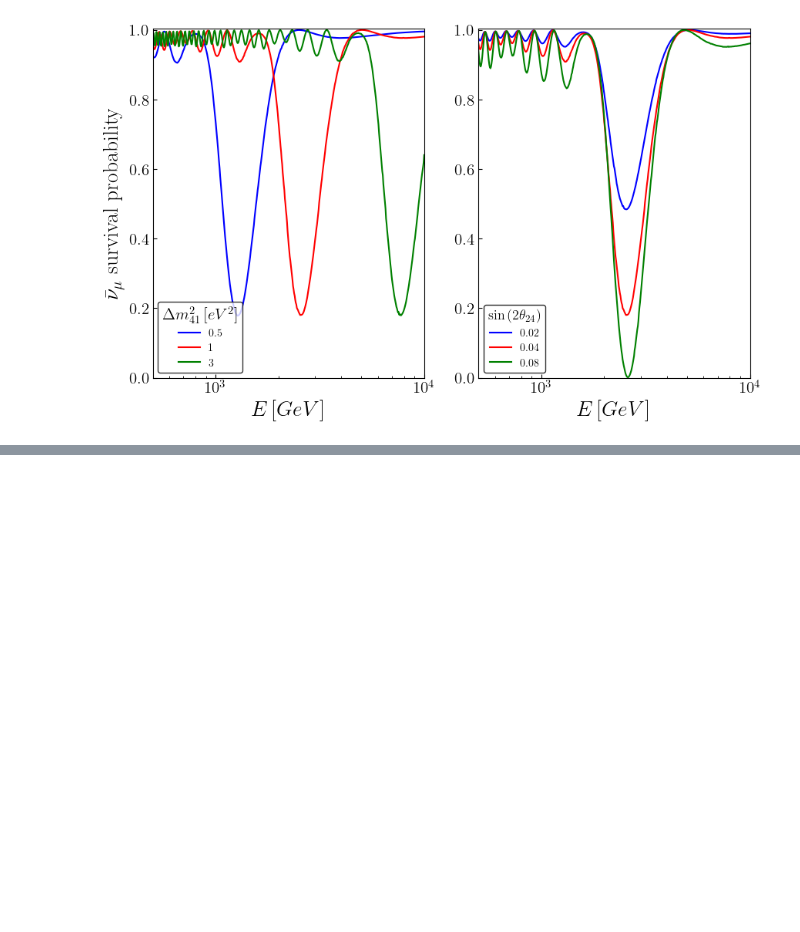
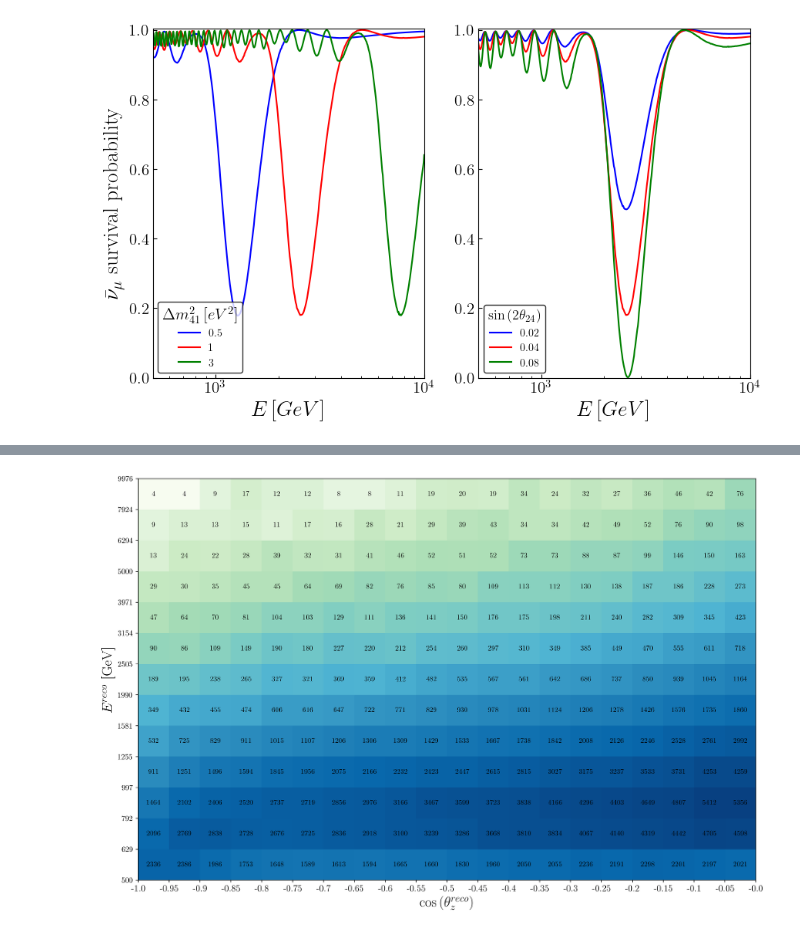
Before and after one commit to Sjoeborg/thesis, a Jupyter notebook: thesis/notebooks/sterileTheory.ipynb, the cells around one changed output, grey strips where cells are left out. Drawn from its saved outputs; the diff is of its cells as text; code cells hidden in the pictures; blank space fills up the shorter version.

```diff
--- a/thesis/notebooks/sterileTheory.ipynb
+++ b/thesis/notebooks/sterileTheory.ipynb
@@ -91,0 +194,20 @@ savethesis(fig, 'resonance_shift')
+# %%
+fig, ax = plt.subplots()
+
+fig.set_size_inches(18.5, 10.5)
+im = ax.imshow(np.log10(IC_observed_full),cmap="GnBu",origin='lower', extent= (0, n_zbins, 0, n_Ebins))
+
+for i in range(13):
+    for j in range(20):
+        text = ax.text(j+0.5, i+0.5, np.round(np.asarray(IC_observed_full)[i,j],1),ha="center", va="center", color="black")
+
+ax.set_xlabel(r'$\cos{(\theta_z^{reco})}$', fontsize=20)
+ax.set_ylabel(r'$E^{reco}\,\, [\si{GeV}]$', fontsize=20)
+ax.set_xticks(np.arange(n_zbins+1))
+_=ax.set_xticklabels(np.round(np.linspace(-1.0,-0.0,n_zbins+1),2), fontsize = 13)
+ax.set_yticks(np.arange(n_Ebins+1))
+E_ticks = 500*10**np.linspace(0.0,1.3,n_Ebins+1)
+ax.set_yticklabels(E_ticks.astype(int), fontsize=11)
+savethesis(fig, 'IC_data')
+# %% [output]
+[figure, added]
```
Also changed, not shown: parts of 5 cells of this notebook, 10 other files.
